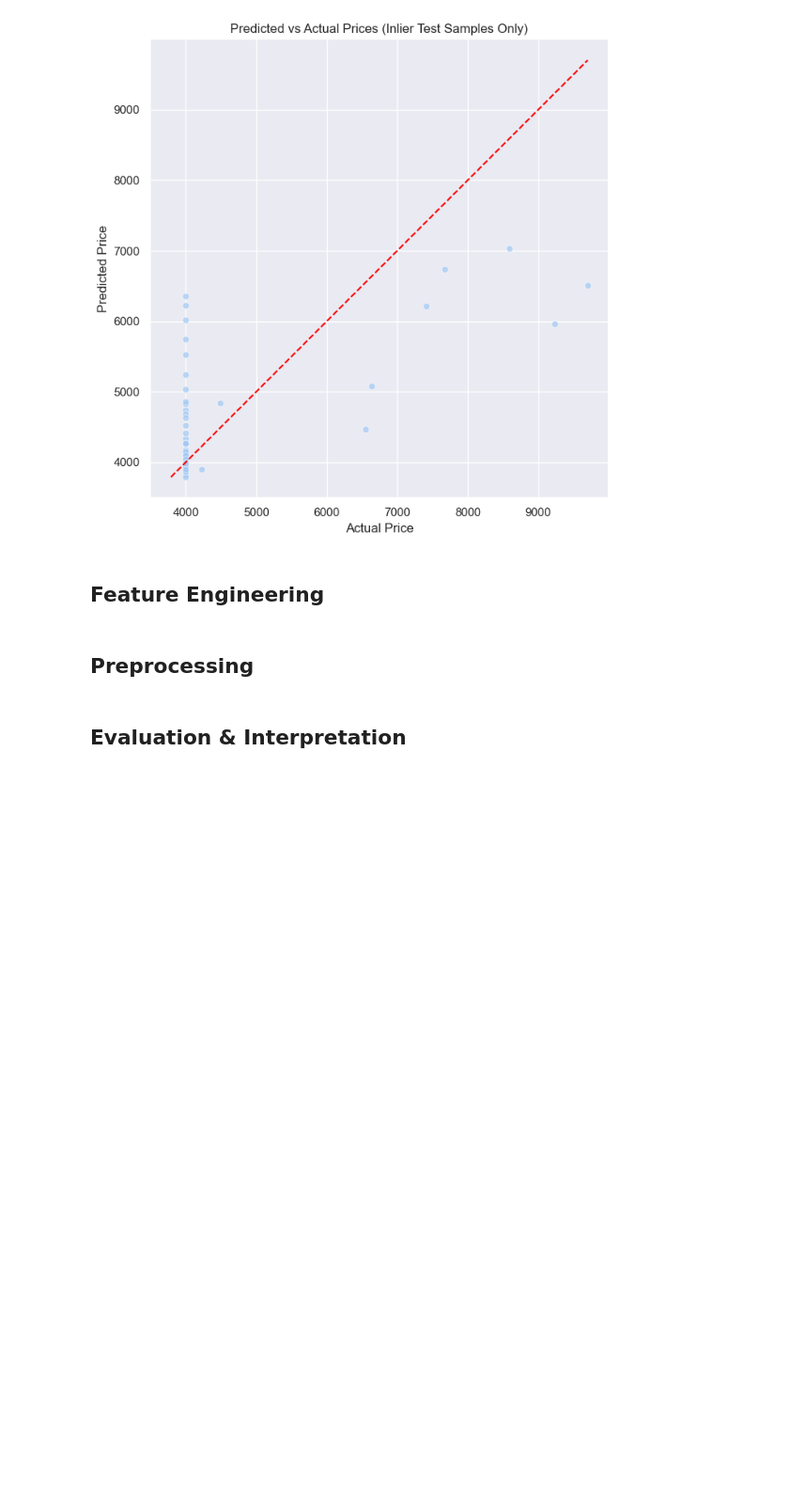
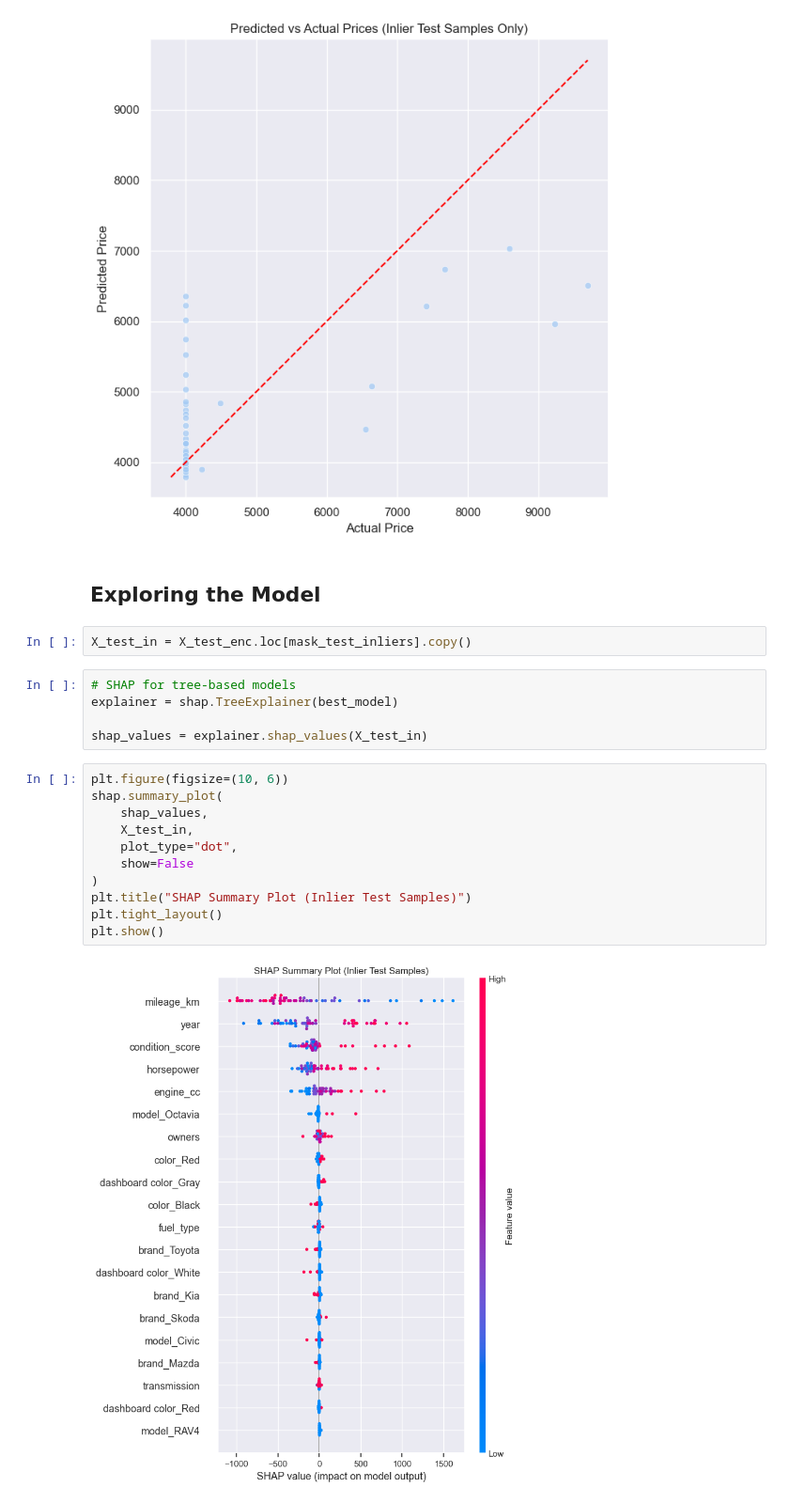
Before and after one commit to ori112/car_pricing_prediction, a Jupyter notebook: project_notebook.ipynb, the cells around one changed output. Shown at 94% size. Cells and saved outputs as stored; diff of their text form; blank space fills up the shorter version.

Commit message:
inserting shap explainer check

```diff
--- a/project_notebook.ipynb
+++ b/project_notebook.ipynb
@@ -749,9 +753,25 @@ plt.tight_layout()
 plt.show()
 # %% [output]
 [figure]
-# %% [markdown]
-## Feature Engineering
-# %% [markdown]
-## Preprocessing
 # %% [markdown]
-## Evaluation & Interpretation
+## Exploring the Model
+# %%
+X_test_in = X_test_enc.loc[mask_test_inliers].copy()
+# %%
+# SHAP for tree-based models
+explainer = shap.TreeExplainer(best_model)
+
+shap_values = explainer.shap_values(X_test_in)
+# %%
+plt.figure(figsize=(10, 6))
+shap.summary_plot(
+    shap_values,
+    X_test_in,
+    plot_type="dot",
+    show=False
+)
+plt.title("SHAP Summary Plot (Inlier Test Samples)")
+plt.tight_layout()
+plt.show()
+# %% [output]
+[figure, added]
```
Also changed, not shown: parts of 5 cells of this notebook.
